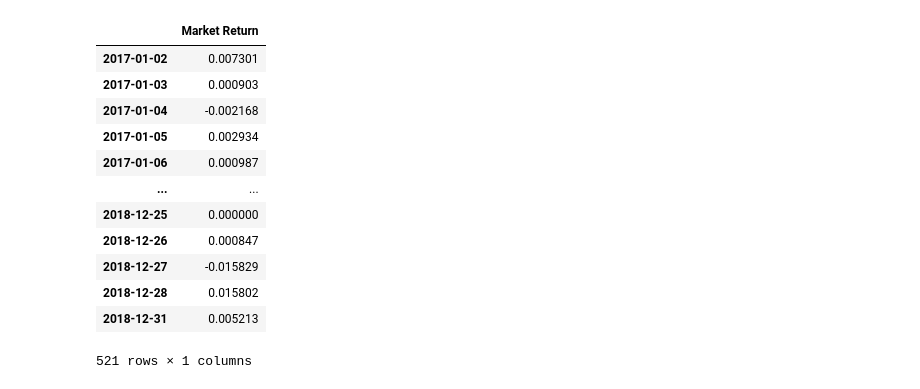
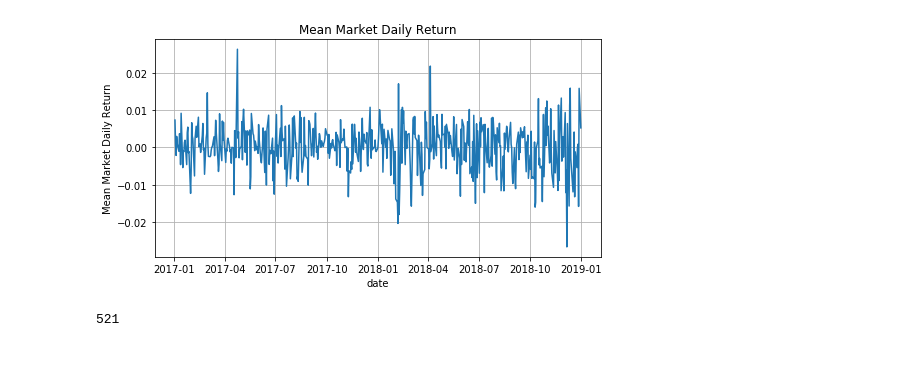
Before and after one commit to yhl116/FSPCW, a Jupyter notebook: part2/2.4 Capital Asset Pricing Model (CAPM) and Arbitrage Pricing Theory (APT).ipynb, the cells around one changed output. Cells and saved outputs as stored; diff of their text form; code cells hidden in the pictures; blank space fills up the shorter version.

```diff
--- a/part2/2.4 Capital Asset Pricing Model (CAPM) and Arbitrage Pricing Theory (APT).ipynb
+++ b/part2/2.4 Capital Asset Pricing Model (CAPM) and Arbitrage Pricing Theory (APT).ipynb
@@ -23,17 +18,20 @@ market_daily_return.columns = ['Market Return']
 market_daily_return.index = pd.to_datetime(market_daily_return.index, format='%Y-%m-%d')
-# %%
-market_daily_return
-# %% [output]
-|  | Market Return |
-| 2017-01-02 | 0.007301 |
-| 2017-01-03 | 0.000903 |
-| 2017-01-04 | -0.002168 |
-| 2017-01-05 | 0.002934 |
-| 2017-01-06 | 0.000987 |
-| ... | ... |
-| 2018-12-25 | 0.000000 |
-| 2018-12-26 | 0.000847 |
-| 2018-12-27 | -0.015829 |
-| 2018-12-28 | 0.015802 |
-| 2018-12-31 | 0.005213 |
-521 rows × 1 columns
+# %%
+import matplotlib.pyplot as plt
+
+plt.figure(figsize=(8,4))
+plt.plot(market_daily_return)
+plt.xlabel('date')
+plt.ylabel('Mean Market Daily Return')
+plt.title('Mean Market Daily Return')
+plt.grid()
+
+plt.savefig("images//daily_return")
+# %% [output]
+[figure, added]
+# %%
+#question2
+np_array = df.values
+len(np_array)
+# %% [output]
+521
```
Also changed, not shown: parts of 31 cells of this notebook, 9 other files.
